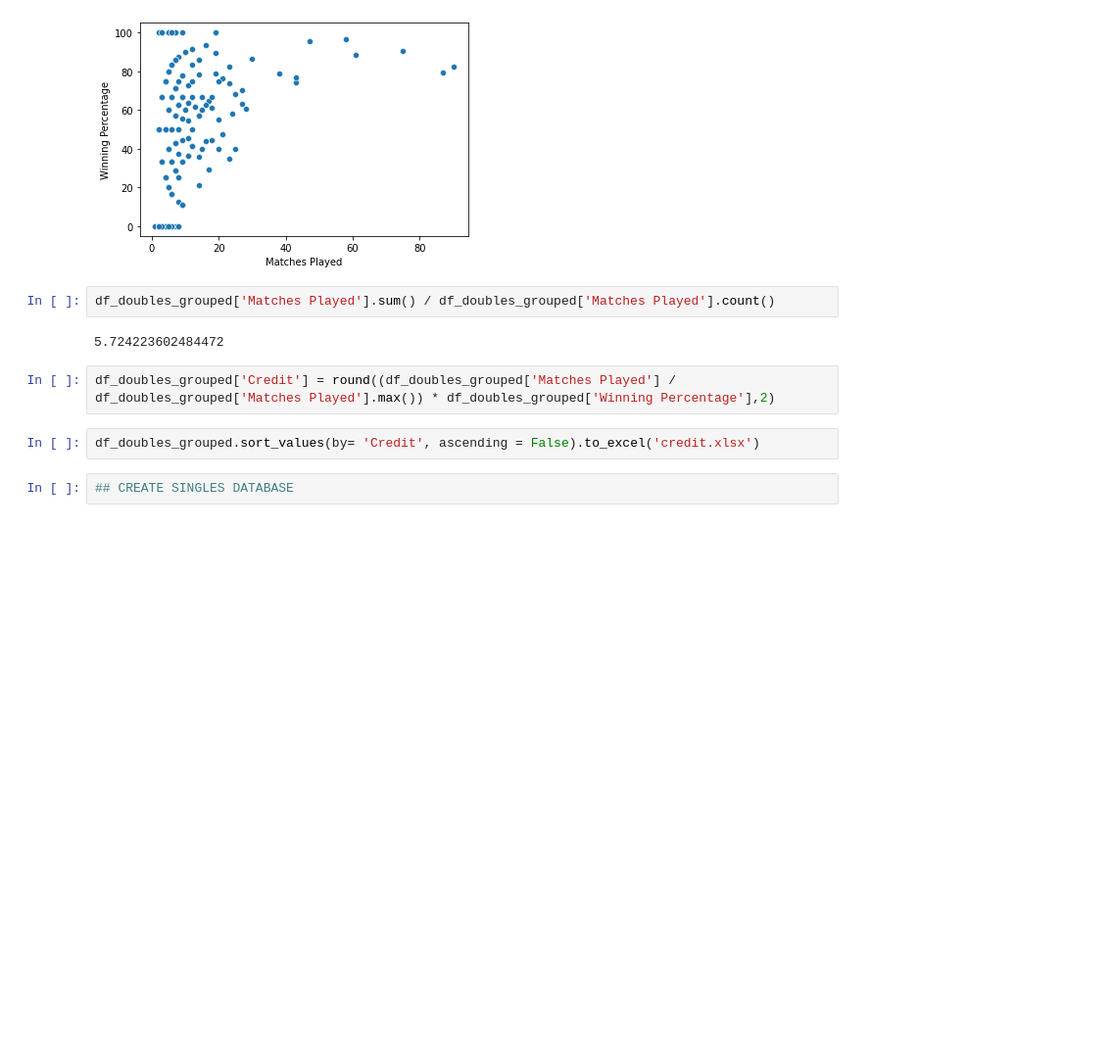
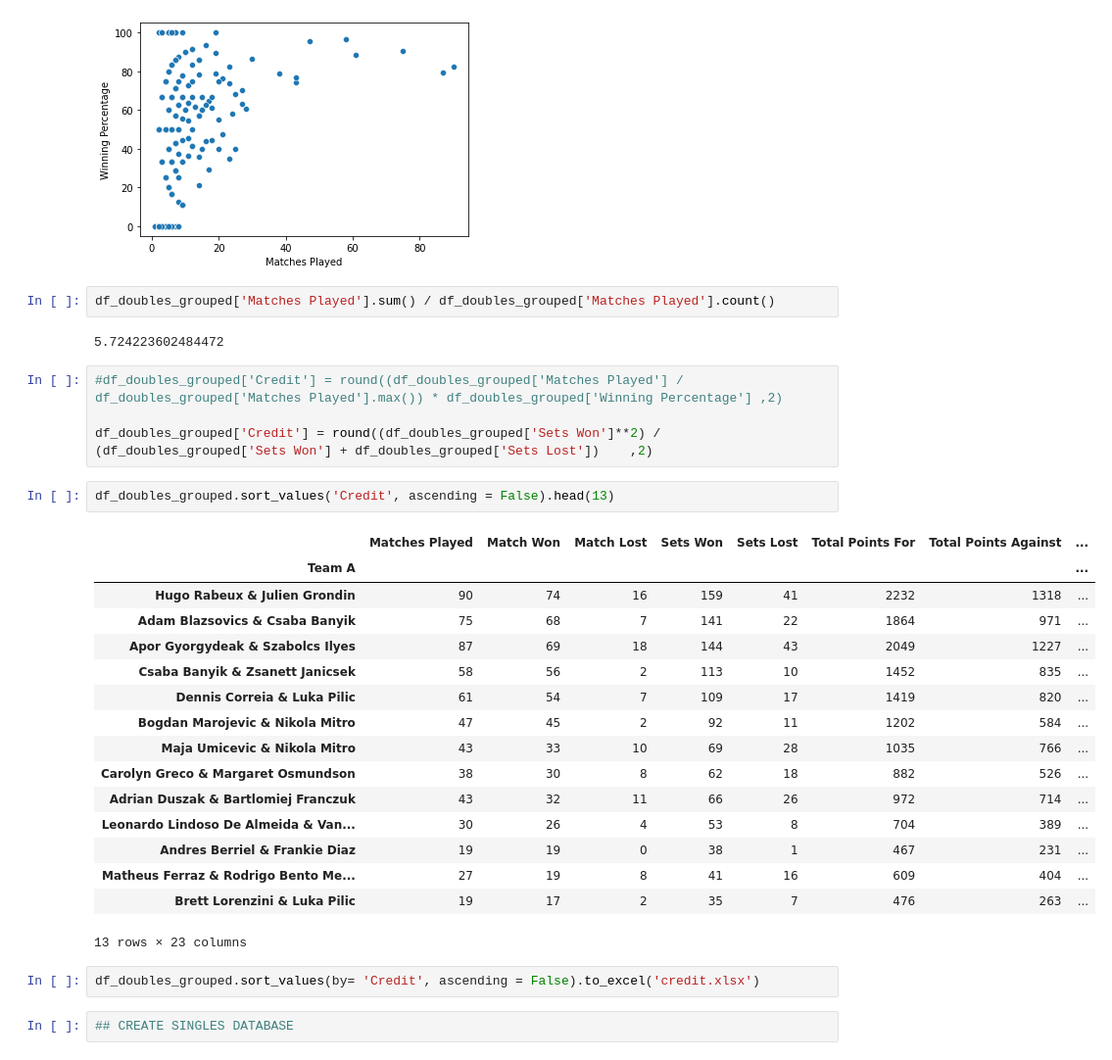
Before and after one commit to basketking/FITEQ_matches, a Jupyter notebook: main.ipynb, the cells around one changed output. Shown: that part at 98% size. Cells and saved outputs as stored; diff of their text form; blank space fills up the shorter version.

Commit message:
Credit Score added to Doubles

```diff
--- a/main.ipynb
+++ b/main.ipynb
@@ -549,7 +549,28 @@ df_doubles_grouped['Matches Played'].sum() / df_doubles_grouped['Matches Played'
 # %% [output]
 5.724223602484472
 # %%
-df_doubles_grouped['Credit'] = round((df_doubles_grouped['Matches Played'] / df_doubles_grouped['Matches Played'].max()) * df_doubles_grouped['Winning Percentage'],2)
+#df_doubles_grouped['Credit'] = round((df_doubles_grouped['Matches Played'] / df_doubles_grouped['Matches Played'].max()) * df_doubles_grouped['Winning Percentage'] ,2)
+
+df_doubles_grouped['Credit'] = round((df_doubles_grouped['Sets Won']**2) / (df_doubles_grouped['Sets Won'] + df_doubles_grouped['Sets Lost'])    ,2)
+# %%
+df_doubles_grouped.sort_values('Credit', ascending = False).head(13)
+# %% [output]
+|  | Matches Played | Match Won | Match Lost | Sets Won | Sets Lost | Total Points For | Total Points Against | ... |
+| Team A |  |  |  |  |  |  |  | ... |
+| Hugo Rabeux & Julien Grondin | 90 | 74 | 16 | 159 | 41 | 2232 | 1318 | ... |
+| Adam Blazsovics & Csaba Banyik | 75 | 68 | 7 | 141 | 22 | 1864 | 971 | ... |
+| Apor Gyorgydeak & Szabolcs Ilyes | 87 | 69 | 18 | 144 | 43 | 2049 | 1227 | ... |
+| Csaba Banyik & Zsanett Janicsek | 58 | 56 | 2 | 113 | 10 | 1452 | 835 | ... |
+| Dennis Correia & Luka Pilic | 61 | 54 | 7 | 109 | 17 | 1419 | 820 | ... |
+| Bogdan Marojevic & Nikola Mitro | 47 | 45 | 2 | 92 | 11 | 1202 | 584 | ... |
+| Maja Umicevic & Nikola Mitro | 43 | 33 | 10 | 69 | 28 | 1035 | 766 | ... |
+| Carolyn Greco & Margaret Osmundson | 38 | 30 | 8 | 62 | 18 | 882 | 526 | ... |
+| Adrian Duszak & Bartlomiej Franczuk | 43 | 32 | 11 | 66 | 26 | 972 | 714 | ... |
+| Leonardo Lindoso De Almeida & Van... | 30 | 26 | 4 | 53 | 8 | 704 | 389 | ... |
+| Andres Berriel & Frankie Diaz | 19 | 19 | 0 | 38 | 1 | 467 | 231 | ... |
+| Matheus Ferraz & Rodrigo Bento Me... | 27 | 19 | 8 | 41 | 16 | 609 | 404 | ... |
+| Brett Lorenzini & Luka Pilic | 19 | 17 | 2 | 35 | 7 | 476 | 263 | ... |
+13 rows × 23 columns
 # %%
 df_doubles_grouped.sort_values(by= 'Credit', ascending = False).to_excel('credit.xlsx')
 # %%
```
